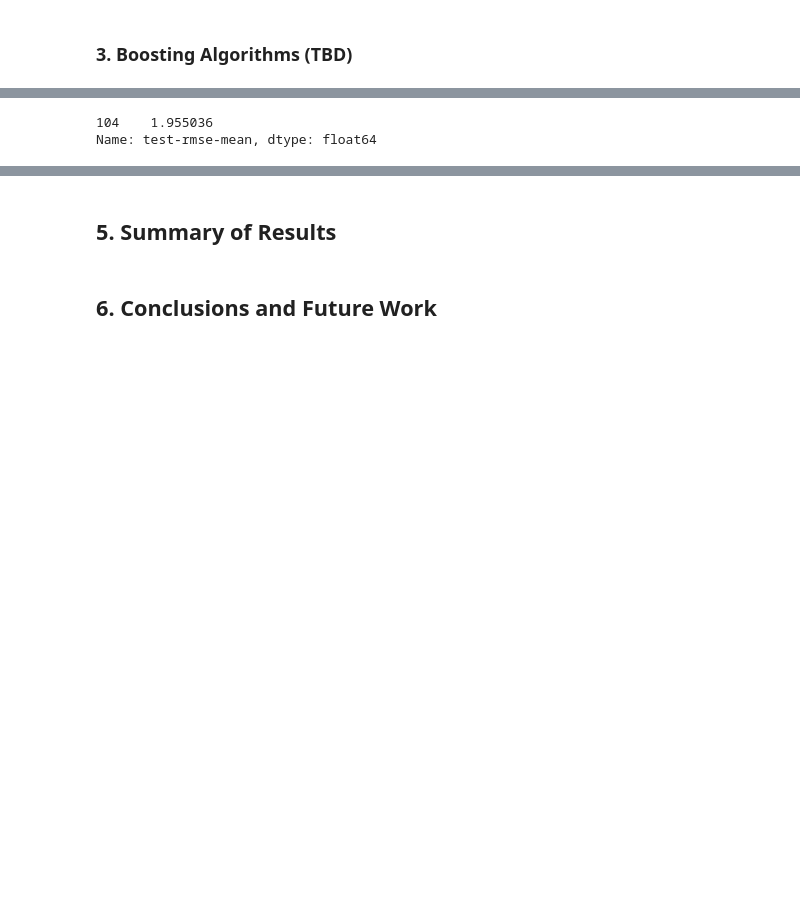
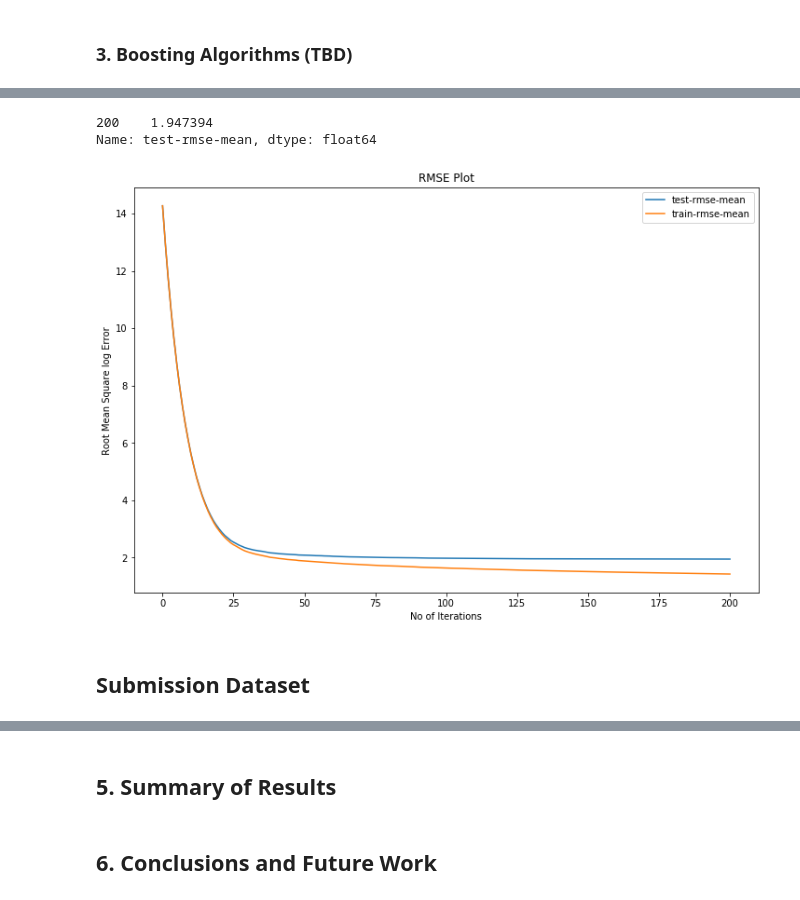
Before and after one commit to vnagapudi/W207-TMDB-Kaggle-Project, a Jupyter notebook: project_final_draft_clean.ipynb, the cells around one changed output, grey strips where cells are left out. Cells and saved outputs as stored; diff of their text form; code cells hidden in the pictures; blank space fills up the shorter version.

```diff
--- a/project_final_draft_clean.ipynb
+++ b/project_final_draft_clean.ipynb
@@ -990,7 +971,7 @@ np.random.seed(random_seed)
 data_dmatrix = xgb.DMatrix(data=train_X,label=train_Y)
 
 params = {"objective":"reg:linear",'colsample_bytree': 0.3,'learning_rate': 0.1,
-                'max_depth': 5, 'alpha': 10}
+                'max_depth': 5, 'alpha': 10, 'lambda':20}
 
 xgb_model = xgb.train(dtrain=data_dmatrix, params=params,
                     num_boost_round=500)
@@ -1000,8 +999,21 @@ cv_results = xgb.cv(dtrain=data_dmatrix, params=params, nfold=3,
 # %%
 print((cv_results["test-rmse-mean"]).tail(1))
 # %% [output]
-104    1.955036
+200    1.947394
 Name: test-rmse-mean, dtype: float64
+# %%
+plt.figure(figsize = (12,8))
+plt.plot(cv_results.index, cv_results["test-rmse-mean"])
+plt.plot(cv_results.index, cv_results["train-rmse-mean"])
+plt.legend()
+plt.xlabel('No of Iterations')
+plt.ylabel('Root Mean Square log Error')
+plt.title('RMSE Plot')
+plt.show()
+# %% [output]
+[figure, added]
+# %% [markdown]
+## Submission Dataset
 # %%
 kaggle=True
 if(kaggle==True):
```
Also changed, not shown: parts of 27 cells of this notebook.
